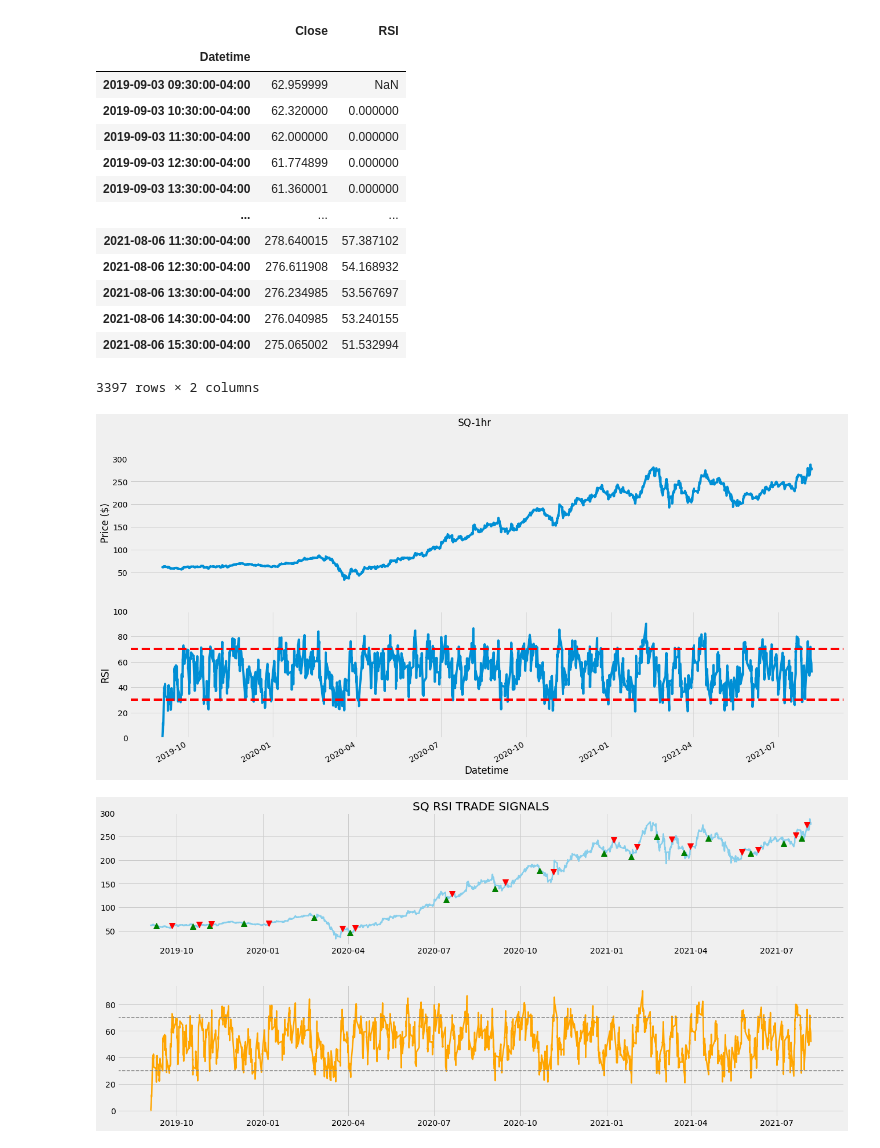
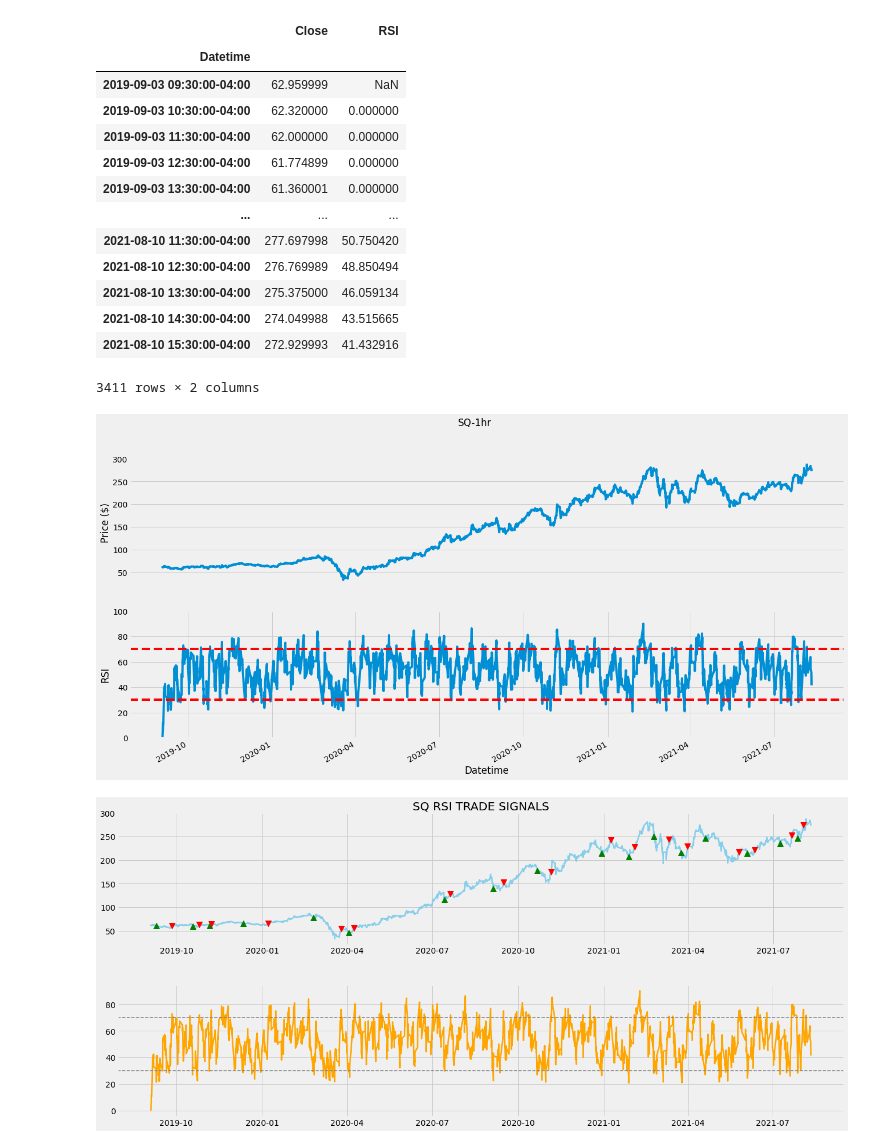
Before and after one commit to aseem-mangaokar/Fintech-Project2, a Jupyter notebook: STRATEGY NOTEBOOKS/SQ RSI strat.ipynb, the cells around one changed output. Saved outputs shown, nothing was run; the diff lists cells and outputs as text; code cells hidden in the pictures.

```diff
--- a/STRATEGY NOTEBOOKS/SQ RSI strat.ipynb
+++ b/STRATEGY NOTEBOOKS/SQ RSI strat.ipynb
@@ -12,8 +12,8 @@ import yfinance as yf
 plt.rcParams['figure.figsize'] = (20, 10)
 plt.style.use('fivethirtyeight')
 # %%
-csv_path = Path("Resources/SQ Hourly Close.csv")
-sq_1hr = pd.read_csv(csv_path, index_col=0, infer_datetime_format=True)
+sq_1hr = yf.download(tickers='SQ', start='2019-09-01', interval='1h')
+sq_1hr.drop(columns = ['Open','High','Low','Adj Close','Volume'], inplace = True)
 sq_1hr.reset_index(inplace=True)
 sq_1hr.rename(columns = {'index':'Datetime'}, inplace = True)
 sq_1hr.set_index(pd.to_datetime(sq_1hr['Datetime'],infer_datetime_format=True),inplace=True)
@@ -68,24 +69,23 @@ Name: RSI, Length: 3397, dtype: float64
 # %%
 
 # sq_1hr['RSI’]
-sq_1hr_rsi= sq_1hr.iloc[14:]
 sq_1hr_rsi= sq_1hr.iloc[: , 1:]
 sq_1hr_rsi
 # %% [output]
 |  | Close | RSI |
 | Datetime |  |  |
 | 2019-09-03 09:30:00-04:00 | 62.959999 | NaN |
 | 2019-09-03 10:30:00-04:00 | 62.320000 | 0.000000 |
 | 2019-09-03 11:30:00-04:00 | 62.000000 | 0.000000 |
 | 2019-09-03 12:30:00-04:00 | 61.774899 | 0.000000 |
 | 2019-09-03 13:30:00-04:00 | 61.360001 | 0.000000 |
 | ... | ... | ... |
-| 2021-08-06 11:30:00-04:00 | 278.640015 | 57.387102 |
-| 2021-08-06 12:30:00-04:00 | 276.611908 | 54.168932 |
-| 2021-08-06 13:30:00-04:00 | 276.234985 | 53.567697 |
-| 2021-08-06 14:30:00-04:00 | 276.040985 | 53.240155 |
-| 2021-08-06 15:30:00-04:00 | 275.065002 | 51.532994 |
+| 2021-08-10 11:30:00-04:00 | 277.697998 | 50.750420 |
+| 2021-08-10 12:30:00-04:00 | 276.769989 | 48.850494 |
+| 2021-08-10 13:30:00-04:00 | 275.375000 | 46.059134 |
+| 2021-08-10 14:30:00-04:00 | 274.049988 | 43.515665 |
+| 2021-08-10 15:30:00-04:00 | 272.929993 | 41.432916 |
-3397 rows × 2 columns
+3411 rows × 2 columns
 # %%
 fig, (ax1, ax2) = plt.subplots(2)
 ax1.get_xaxis().set_visible(False)
@@ -100,7 +100,7 @@ ax2.axhline(70, color= 'r', linestyle= '--')
 ax2.set_ylabel('RSI')
 plt.show()
 # %% [output]
-[figure, old version]
+[figure, new version]
 # %%
 def implement_rsi_strategy(prices, rsi):
     buy_price = []
@@ -150,7 +150,7 @@ ax2.axhline(30, linestyle = '--', linewidth = 1.5, color = 'grey')
 ax2.axhline(70, linestyle = '--', linewidth = 1.5, color = 'grey')
 plt.show()
 # %% [output]
-[figure, old version]
+[figure, new version]
 # %%
 position = []
 for i in range(len(rsi_signal)):
```
Also changed, not shown: parts of 5 cells of this notebook, 5 other files.
